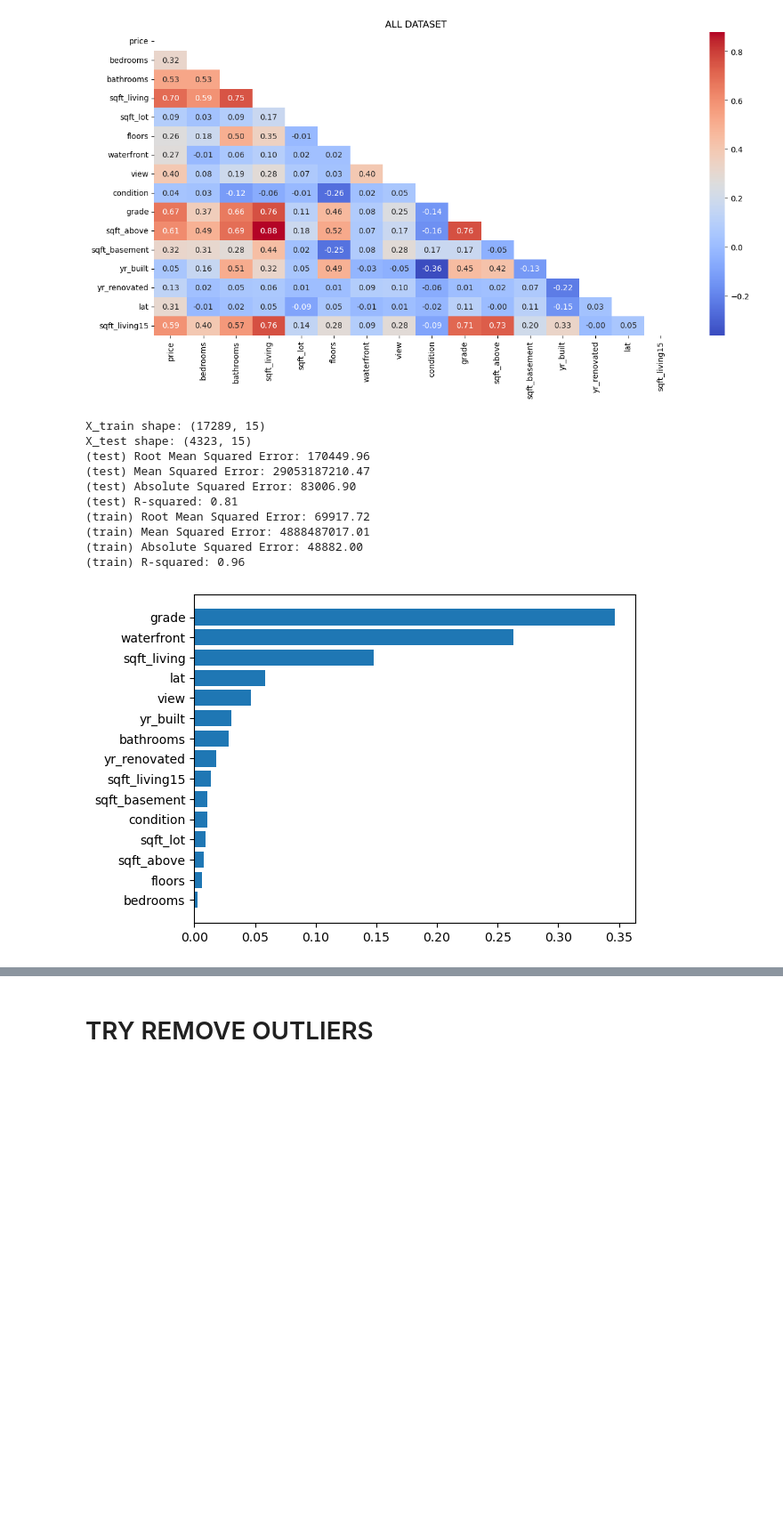
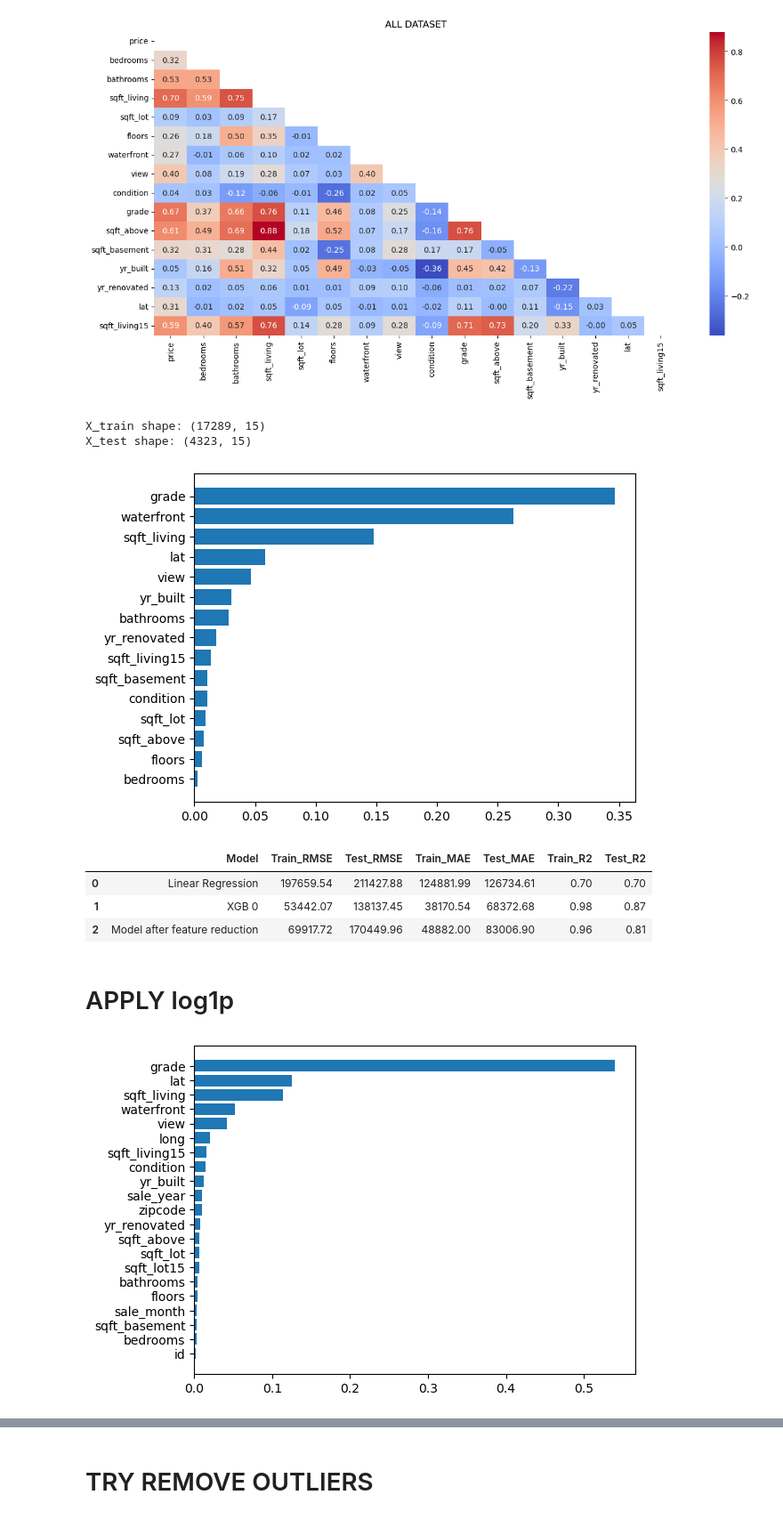
Before and after one commit to brunojrg/house-prices-project, a Jupyter notebook: Notebooks/xgboost.ipynb, the cells around one changed output, grey strips where cells are left out. Shown at 89% size. Drawn from its saved outputs; the diff is of its cells as text; code cells hidden in the pictures; blank space fills up the shorter version.

```diff
--- a/Notebooks/xgboost.ipynb
+++ b/Notebooks/xgboost.ipynb
@@ -142,7 +160,6 @@ y2 = df2['price']
 X_train, X_test, y_train, y_test = train_test_split(
     X2, y2, test_size=0.2, random_state=RANDOM_STATE
 )
-
 
 print("X_train shape:", X_train.shape)
 print("X_test shape:", X_test.shape)
@@ -153,25 +170,8 @@ model1.fit(X_train, y_train)
 y_pred = model1.predict(X_test)
 y_pred_train = model1.predict(X_train)
 
-test_rmse = np.sqrt(mean_squared_error(y_test,y_pred))
-test_mse = mean_squared_error(y_test, y_pred)
-test_mae = mean_absolute_error(y_test, y_pred)
-test_r2 = r2_score(y_test, y_pred)
-
-train_rmse = np.sqrt(mean_squared_error(y_train,y_pred_train))
-train_mse = mean_squared_error(y_train, y_pred_train)
-train_mae = mean_absolute_error(y_train, y_pred_train)
-train_r2 = r2_score(y_train, y_pred_train)
-
-print(f"(test) Root Mean Squared Error: {test_rmse:.2f}")
-print(f"(test) Mean Squared Error: {test_mse:.2f}")
-print(f"(test) Absolute Squared Error: {test_mae:.2f}")
-print(f"(test) R-squared: {test_r2:.2f}")
-
-print(f"(train) Root Mean Squared Error: {train_rmse:.2f}")
-print(f"(train) Mean Squared Error: {train_mse:.2f}")
-print(f"(train) Absolute Squared Error: {train_mae:.2f}")
-print(f"(train) R-squared: {train_r2:.2f}")
+new_row = evaluate_model("Model after feature reduction", y_train, y_pred_train, y_test, y_pred)
+metrics_df = pd.concat([metrics_df, new_row], ignore_index=True)
 
 model1.feature_importances_
 sort_idx = model1.feature_importances_.argsort()
@@ -180,12 +180,35 @@ plt.show()
 # %% [output]
 X_train shape: (17289, 15)
 X_test shape: (4323, 15)
-(test) Root Mean Squared Error: 170449.96
-(test) Mean Squared Error: 29053187210.47
-(test) Absolute Squared Error: 83006.90
-(test) R-squared: 0.81
-(train) Root Mean Squared Error: 69917.72
-(train) Mean Squared Error: 4888487017.01
-(train) Absolute Squared Error: 48882.00
-(train) R-squared: 0.96
 [figure]
+# %%
+metrics_df
+# %% [output]
+|  | Model | Train_RMSE | Test_RMSE | Train_MAE | Test_MAE | Train_R2 | Test_R2 |
+| 0 | Linear Regression | 197659.54 | 211427.88 | 124881.99 | 126734.61 | 0.70 | 0.70 |
+| 1 | XGB 0 | 53442.07 | 138137.45 | 38170.54 | 68372.68 | 0.98 | 0.87 |
+| 2 | Model after feature reduction | 69917.72 | 170449.96 | 48882.00 | 83006.90 | 0.96 | 0.81 |
+# %% [markdown]
+# APPLY log1p
+# %%
+X_log = df.drop('price', axis =1)
+y_log = df['price']
+
+X_train_log, X_test_log, y_train, y_test = train_test_split(
+    X_log, y_log, test_size=0.2, random_state=RANDOM_STATE
+)
+
+y_train_log = np.log1p(y_train)
+#y_test_log= np.log1p(y_test)
+
+model_log = XGBRegressor()
+model_log.fit(X_train_log, y_train_log)
+
+y_pred_log = model_log.predict(X_test_log)
+y_pred_train_log = np.expm1(model_log.predict(X_train_log))
+
+sort_idx = model_log.feature_importances_.argsort()
+plt.barh(X_test_log.columns[sort_idx],model_log.feature_importances_[sort_idx])
+plt.show()
+# %% [output]
+[figure, added]
```
Also changed, not shown: parts of 33 cells of this notebook.
